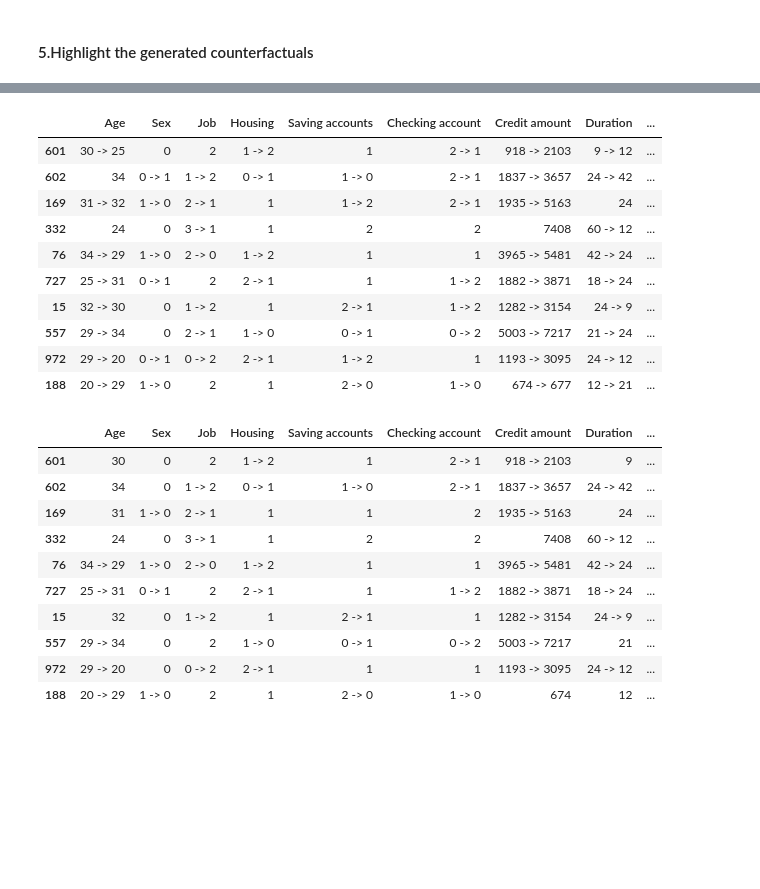
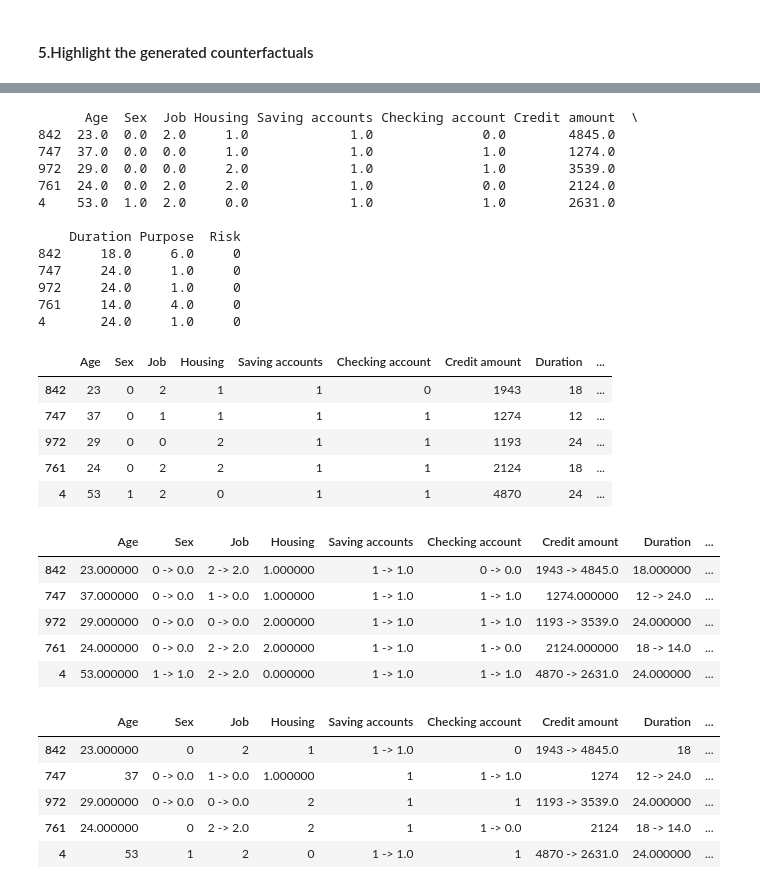
Before and after one commit to understanding-ml/COLA, a Jupyter notebook: demo.ipynb, the cells around one changed output, grey strips where cells are left out. Cells and saved outputs as stored; diff of their text form; code cells hidden in the pictures; blank space fills up the shorter version.

```diff
--- a/demo.ipynb
+++ b/demo.ipynb
@@ -30,7 +30,7 @@ Downcasting behavior in `replace` is deprecated and will be removed in a future
 # %%
 # pick 4 samples with Risk = 1
 df_Risk_1 = df[df['Risk'] == 1]
-df_Risk_1 = df_Risk_1.sample(10)
+df_Risk_1 = df_Risk_1.sample(5)
 
 # Keep the target column for now
 # We'll pass the full dataframe to COLAData
@@ -167,5 +184,6 @@ factual, counterfactual = explainer.generate_counterfactuals(
     data=data,
     factual_class=1,
     total_cfs=1,
-    features_to_keep=['Age','Sex']
+    features_to_keep=['Age','Sex'],
+    continuous_features=numerical_features
 )
@@ -249,9 +276,9 @@ sparsifier = COLA(
 )
 
 sparsifier.set_policy(
-    matcher="ot",
+    matcher="ect",
     attributor="pshap",
     Avalues_method="max",
-    random_state=25
+    random_state=1
 )
 # %% [output]
@@ -397,30 +421,39 @@ INFO:shap:phi = [ 4.44674598e-02 -9.25081914e-02 -2.75593931e-02  5.10723656e-01
 # %%
-refine_factual, refine_ce, refine_ace = sparsifier.highlight_changes_comparison()
-display(refine_ce,refine_ace)  # 显示 "1553 -> 1103"
+factual, ce, refine_ace = sparsifier.highlight_changes_comparison()
+display(factual,ce,refine_ace)  # 显示 "1553 -> 1103"
 # refine_ce.to_html('comparison.html')
 # %% [output]
+      Age  Sex  Job Housing Saving accounts Checking account Credit amount  \
+842  23.0  0.0  2.0     1.0             1.0              0.0        4845.0
+747  37.0  0.0  0.0     1.0             1.0              1.0        1274.0
+972  29.0  0.0  0.0     2.0             1.0              1.0        3539.0
+761  24.0  0.0  2.0     2.0             1.0              0.0        2124.0
+4    53.0  1.0  2.0     0.0             1.0              1.0        2631.0
+
+    Duration Purpose  Risk
+842     18.0     6.0     0
+747     24.0     1.0     0
+972     24.0     1.0     0
+761     14.0     4.0     0
+4       24.0     1.0     0
 |  | Age | Sex | Job | Housing | Saving accounts | Checking account | Credit amount | Duration | ... |
-| 601 | 30 -> 25 | 0 | 2 | 1 -> 2 | 1 | 2 -> 1 | 918 -> 2103 | 9 -> 12 | ... |
-| 602 | 34 | 0 -> 1 | 1 -> 2 | 0 -> 1 | 1 -> 0 | 2 -> 1 | 1837 -> 3657 | 24 -> 42 | ... |
-| 169 | 31 -> 32 | 1 -> 0 | 2 -> 1 | 1 | 1 -> 2 | 2 -> 1 | 1935 -> 5163 | 24 | ... |
-| 332 | 24 | 0 | 3 -> 1 | 1 | 2 | 2 | 7408 | 60 -> 12 | ... |
-| 76 | 34 -> 29 | 1 -> 0 | 2 -> 0 | 1 -> 2 | 1 | 1 | 3965 -> 5481 | 42 -> 24 | ... |
-| 727 | 25 -> 31 | 0 -> 1 | 2 | 2 -> 1 | 1 | 1 -> 2 | 1882 -> 3871 | 18 -> 24 | ... |
-| 15 | 32 -> 30 | 0 | 1 -> 2 | 1 | 2 -> 1 | 1 -> 2 | 1282 -> 3154 | 24 -> 9 | ... |
-| 557 | 29 -> 34 | 0 | 2 -> 1 | 1 -> 0 | 0 -> 1 | 0 -> 2 | 5003 -> 7217 | 21 -> 24 | ... |
-| 972 | 29 -> 20 | 0 -> 1 | 0 -> 2 | 2 -> 1 | 1 -> 2 | 1 | 1193 -> 3095 | 24 -> 12 | ... |
-| 188 | 20 -> 29 | 1 -> 0 | 2 | 1 | 2 -> 0 | 1 -> 0 | 674 -> 677 | 12 -> 21 | ... |
+| 842 | 23 | 0 | 2 | 1 | 1 | 0 | 1943 | 18 | ... |
+| 747 | 37 | 0 | 1 | 1 | 1 | 1 | 1274 | 12 | ... |
+| 972 | 29 | 0 | 0 | 2 | 1 | 1 | 1193 | 24 | ... |
+| 761 | 24 | 0 | 2 | 2 | 1 | 1 | 2124 | 18 | ... |
+| 4 | 53 | 1 | 2 | 0 | 1 | 1 | 4870 | 24 | ... |
 |  | Age | Sex | Job | Housing | Saving accounts | Checking account | Credit amount | Duration | ... |
-| 601 | 30 | 0 | 2 | 1 -> 2 | 1 | 2 -> 1 | 918 -> 2103 | 9 | ... |
-| 602 | 34 | 0 | 1 -> 2 | 0 -> 1 | 1 -> 0 | 2 -> 1 | 1837 -> 3657 | 24 -> 42 | ... |
-| 169 | 31 | 1 -> 0 | 2 -> 1 | 1 | 1 | 2 | 1935 -> 5163 | 24 | ... |
-| 332 | 24 | 0 | 3 -> 1 | 1 | 2 | 2 | 7408 | 60 -> 12 | ... |
-| 76 | 34 -> 29 | 1 -> 0 | 2 -> 0 | 1 -> 2 | 1 | 1 | 3965 -> 5481 | 42 -> 24 | ... |
-| 727 | 25 -> 31 | 0 -> 1 | 2 | 2 -> 1 | 1 | 1 -> 2 | 1882 -> 3871 | 18 -> 24 | ... |
-| 15 | 32 | 0 | 1 -> 2 | 1 | 2 -> 1 | 1 | 1282 -> 3154 | 24 -> 9 | ... |
-| 557 | 29 -> 34 | 0 | 2 | 1 -> 0 | 0 -> 1 | 0 -> 2 | 5003 -> 7217 | 21 | ... |
-| 972 | 29 -> 20 | 0 | 0 -> 2 | 2 -> 1 | 1 | 1 | 1193 -> 3095 | 24 -> 12 | ... |
-| 188 | 20 -> 29 | 1 -> 0 | 2 | 1 | 2 -> 0 | 1 -> 0 | 674 | 12 | ... |
+| 842 | 23.000000 | 0 -> 0.0 | 2 -> 2.0 | 1.000000 | 1 -> 1.0 | 0 -> 0.0 | 1943 -> 4845.0 | 18.000000 | ... |
+| 747 | 37.000000 | 0 -> 0.0 | 1 -> 0.0 | 1.000000 | 1 -> 1.0 | 1 -> 1.0 | 1274.000000 | 12 -> 24.0 | ... |
+| 972 | 29.000000 | 0 -> 0.0 | 0 -> 0.0 | 2.000000 | 1 -> 1.0 | 1 -> 1.0 | 1193 -> 3539.0 | 24.000000 | ... |
+| 761 | 24.000000 | 0 -> 0.0 | 2 -> 2.0 | 2.000000 | 1 -> 1.0 | 1 -> 0.0 | 2124.000000 | 18 -> 14.0 | ... |
+| 4 | 53.000000 | 1 -> 1.0 | 2 -> 2.0 | 0.000000 | 1 -> 1.0 | 1 -> 1.0 | 4870 -> 2631.0 | 24.000000 | ... |
+|  | Age | Sex | Job | Housing | Saving accounts | Checking account | Credit amount | Duration | ... |
+| 842 | 23.000000 | 0 | 2 | 1 | 1 -> 1.0 | 0 | 1943 -> 4845.0 | 18 | ... |
+| 747 | 37 | 0 -> 0.0 | 1 -> 0.0 | 1.000000 | 1 | 1 -> 1.0 | 1274 | 12 -> 24.0 | ... |
+| 972 | 29.000000 | 0 -> 0.0 | 0 -> 0.0 | 2 | 1 | 1 | 1193 -> 3539.0 | 24.000000 | ... |
+| 761 | 24.000000 | 0 | 2 -> 2.0 | 2 | 1 | 1 -> 0.0 | 2124 | 18 -> 14.0 | ... |
+| 4 | 53 | 1 | 2 | 0 | 1 -> 1.0 | 1 | 4870 -> 2631.0 | 24.000000 | ... |
 # %%
 factual_df, ce_style, ace_style = sparsifier.highlight_changes_final()
 display(ce_style,ace_style)  # 只显示 "1103"
```
Also changed, not shown: parts of 17 cells of this notebook, 45 other files.
